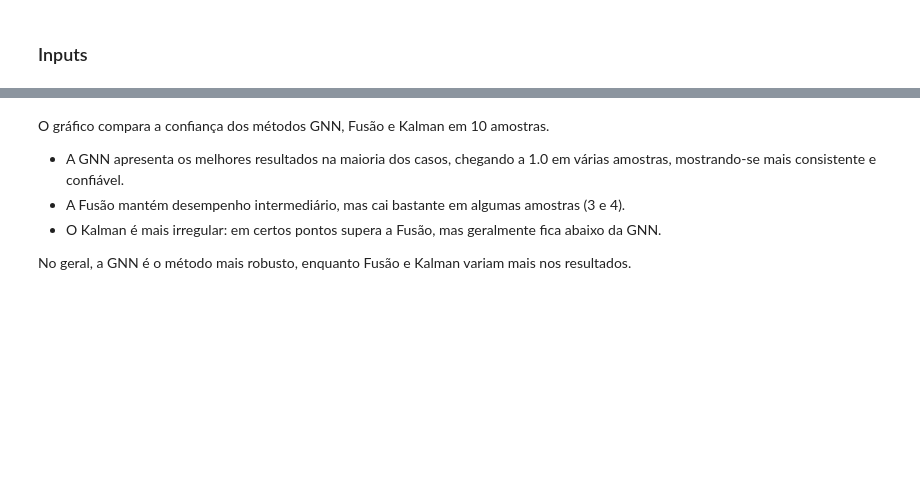
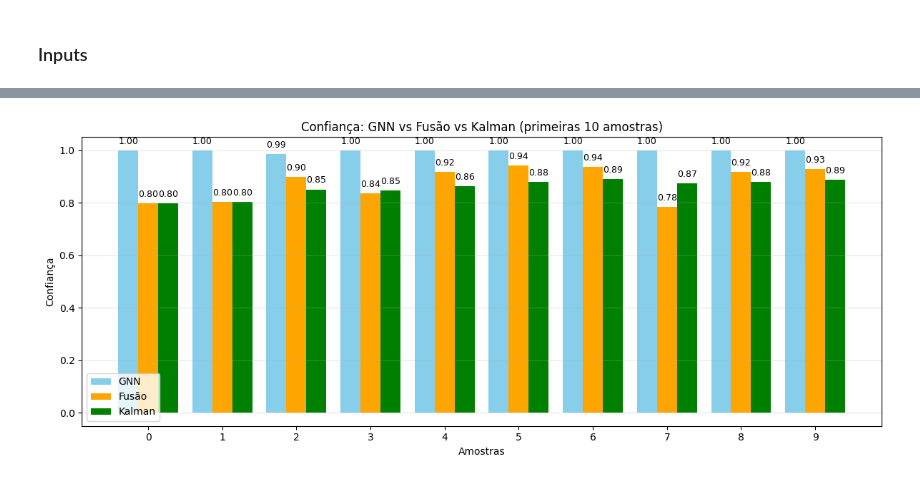
Before and after one commit to charlesluizmendes/RadnetFusion, a Jupyter notebook: src/7.results.ipynb, the cells around one changed output, grey strips where cells are left out. Drawn from its saved outputs; the diff is of its cells as text; code cells hidden in the pictures; blank space fills up the shorter version.

```diff
--- a/src/7.results.ipynb
+++ b/src/7.results.ipynb
@@ -52,49 +50,43 @@ kal_10 = np.array(kalman_output_confidence[:N])
 
 bar_w = 0.27
 fig, ax = plt.subplots(figsize=(12, 5))
-b1 = ax.bar(idx - bar_w, ml_10,  width=bar_w, label="ML (Inference)", color='skyblue')
-b2 = ax.bar(idx,          fus_10, width=bar_w, label="Fusão Espacial", color='orange')
-b3 = ax.bar(idx + bar_w,  kal_10, width=bar_w, label="Filtro de Kalman", color='green')
+b1 = ax.bar(idx - bar_w, ml_10,  width=bar_w, label="GNN", color='skyblue')
+b2 = ax.bar(idx, fus_10, width=bar_w, label="Fusão", color='orange')
+b3 = ax.bar(idx + bar_w,  kal_10, width=bar_w, label="Kalman", color='green')
 
 ymin = -0.05
 ymax = 1.05
 ax.set_ylim(ymin, ymax)
 
 ticks = np.linspace(0, 1, 6)
 ax.set_yticks(ticks)
 ax.set_yticklabels([f"{t:.1f}" for t in ticks])
 
 dy = 0.015 * (ymax - ymin)
 
 def annotate_bars(bars, fmt="{:.2f}", delta=dy):
     for bar in bars:
         h = bar.get_height()
         ax.text(
             bar.get_x() + bar.get_width()/2., h + delta,
             fmt.format(h),
             ha="center", va="bottom", fontsize=9, clip_on=False
         )
 
 annotate_bars(b1)
 annotate_bars(b2)
 annotate_bars(b3)
 
-plt.title("Comparação: ML vs Fusão Espacial vs Filtro de Kalman (primeiras 10 amostras)")
-plt.xlabel("Amostras (Arestas)")
+plt.title("Confiança: GNN vs Fusão vs Kalman (primeiras 10 amostras)")
+plt.xlabel("Amostras")
 plt.ylabel("Confiança")
 
 plt.xticks(idx, [str(i) for i in idx])
 plt.legend(loc="lower left")
 
 plt.grid(True, axis="y", alpha=0.3)
 plt.tight_layout()
 
 plt.show()
+# %% [output]
+[figure, added]
-# %% [markdown]
-O gráfico compara a confiança dos métodos GNN, Fusão e Kalman em 10 amostras.
-
-- A GNN apresenta os melhores resultados na maioria dos casos, chegando a 1.0 em várias amostras, mostrando-se mais consistente e confiável.
-- A Fusão mantém desempenho intermediário, mas cai bastante em algumas amostras (3 e 4).
-- O Kalman é mais irregular: em certos pontos supera a Fusão, mas geralmente fica abaixo da GNN.
-
-No geral, a GNN é o método mais robusto, enquanto Fusão e Kalman variam mais nos resultados.
```
Also changed, not shown: parts of 12 cells of this notebook, 15 other files.
